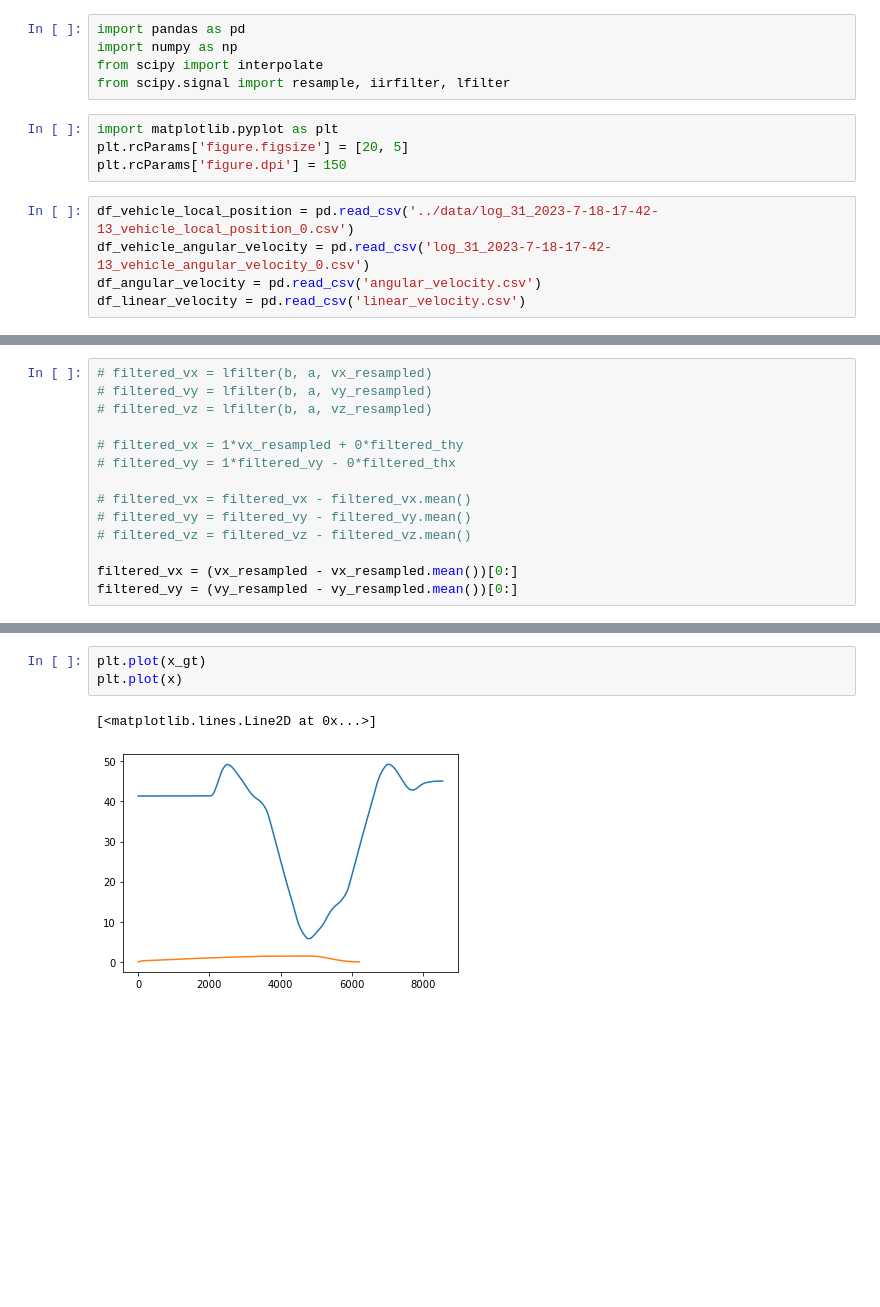
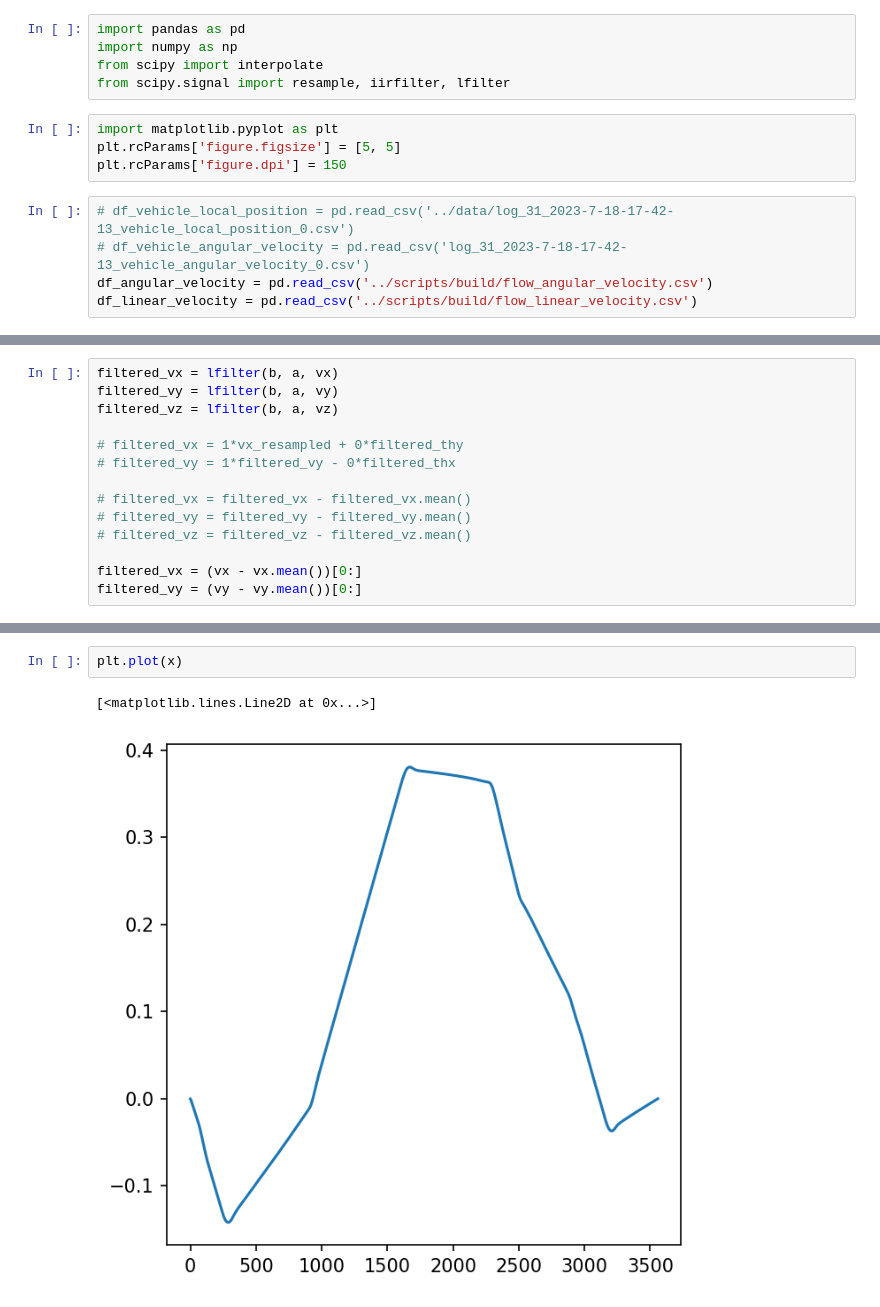
Before and after one commit to fsaulo/flow, a Jupyter notebook: notebooks/ReadAndAnalyseData.ipynb, the cells around one changed output, grey strips where cells are left out. Saved outputs shown, nothing was run; the diff lists cells and outputs as text; blank space fills up the shorter version.

```diff
--- a/notebooks/ReadAndAnalyseData.ipynb
+++ b/notebooks/ReadAndAnalyseData.ipynb
@@ -5,11 +5,11 @@ from scipy import interpolate
 from scipy.signal import resample, iirfilter, lfilter
 # %%
 import matplotlib.pyplot as plt
-plt.rcParams['figure.figsize'] = [20, 5]
+plt.rcParams['figure.figsize'] = [5, 5]
 plt.rcParams['figure.dpi'] = 150
 # %%
-df_vehicle_local_position = pd.read_csv('../data/log_31_2023-7-18-17-42-13_vehicle_local_position_0.csv')
-df_vehicle_angular_velocity = pd.read_csv('log_31_2023-7-18-17-42-13_vehicle_angular_velocity_0.csv')
-df_angular_velocity = pd.read_csv('angular_velocity.csv')
-df_linear_velocity = pd.read_csv('linear_velocity.csv')
+# df_vehicle_local_position = pd.read_csv('../data/log_31_2023-7-18-17-42-13_vehicle_local_position_0.csv')
+# df_vehicle_angular_velocity = pd.read_csv('log_31_2023-7-18-17-42-13_vehicle_angular_velocity_0.csv')
+df_angular_velocity = pd.read_csv('../scripts/build/flow_angular_velocity.csv')
+df_linear_velocity = pd.read_csv('../scripts/build/flow_linear_velocity.csv')
 # %%
@@ -95,8 +81,8 @@ b, a = iirfilter(order, cutoff_frequency / nyquist_frequency, btype='low', ftype
 b = b * gain_modification
 # %%
-# filtered_vx = lfilter(b, a, vx_resampled)
-# filtered_vy = lfilter(b, a, vy_resampled)
-# filtered_vz = lfilter(b, a, vz_resampled)
+filtered_vx = lfilter(b, a, vx)
+filtered_vy = lfilter(b, a, vy)
+filtered_vz = lfilter(b, a, vz)
 
 # filtered_vx = 1*vx_resampled + 0*filtered_thy
 # filtered_vy = 1*filtered_vy - 0*filtered_thx
@@ -105,6 +91,6 @@ b = b * gain_modification
 # filtered_vy = filtered_vy - filtered_vy.mean()
 # filtered_vz = filtered_vz - filtered_vz.mean()
 
-filtered_vx = (vx_resampled - vx_resampled.mean())[0:]
-filtered_vy = (vy_resampled - vy_resampled.mean())[0:]
+filtered_vx = (vx - vx.mean())[0:]
+filtered_vy = (vy - vy.mean())[0:]
 # %%
@@ -128,9 +112,8 @@ y_gt = df_vehicle_local_position['y'].values[dead_time:-dead_end]
 x = np.cumsum(filtered_vx) * (t2[1] - t2[0])
 y = np.cumsum(filtered_vy) * (t2[1] - t2[0])
 # %%
-plt.plot(x_gt)
 plt.plot(x)
 # %% [output]
 [<matplotlib.lines.Line2D at 0x...>]
-[figure, old version]
+[figure, new version]
 # %%
```
Also changed, not shown: parts of 16 cells of this notebook.
